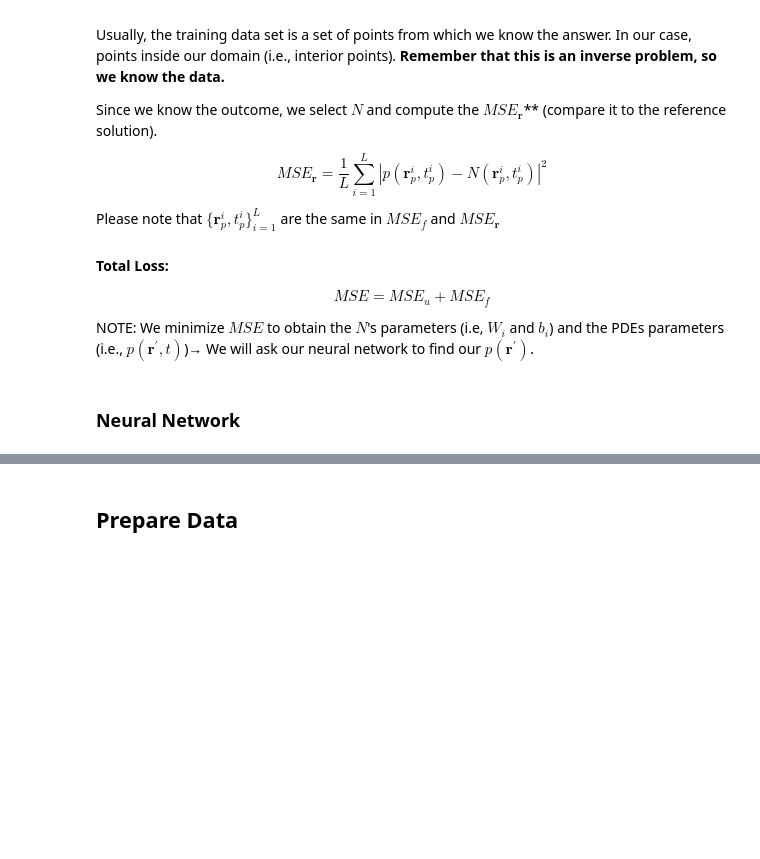
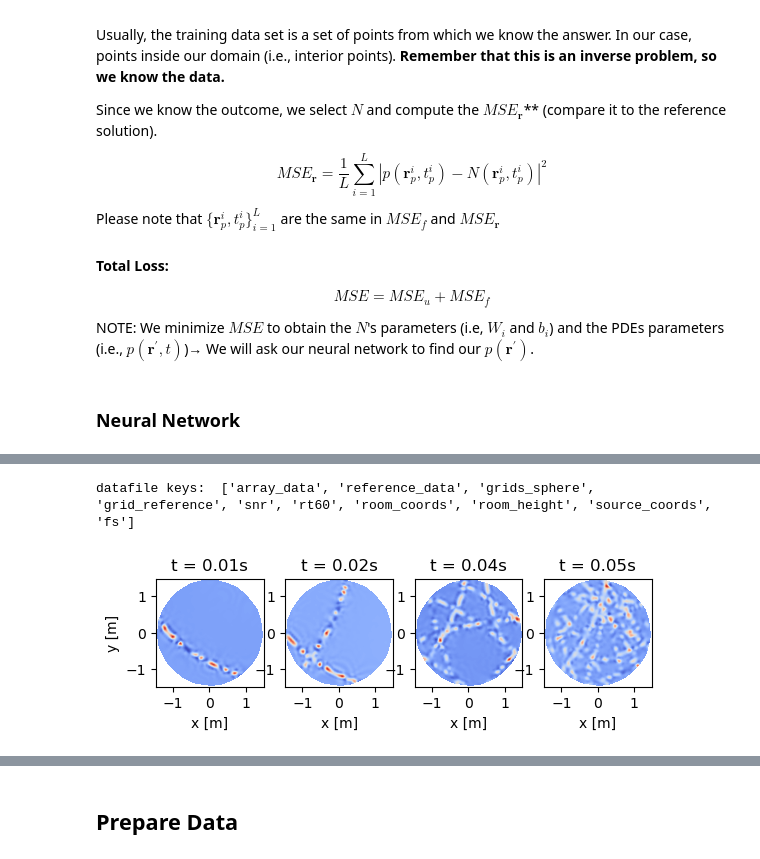
Before and after one commit to xefonon/DSC-Project, a Jupyter notebook: PINNs/6_BurgersEquation(Inverse).ipynb, the cells around one changed output, grey strips where cells are left out. Cells and saved outputs as stored; diff of their text form; code cells hidden in the pictures; blank space fills up the shorter version.

Commit message:
created data loader + data visualisation

```diff
--- a/PINNs/6_BurgersEquation(Inverse).ipynb
+++ b/PINNs/6_BurgersEquation(Inverse).ipynb
@@ -456,0 +477,24 @@ print(X.shape,T.shape)
+# %%
+data = np.load('../ISM_sphere.npz')
+keys = [key for key in data.keys()]
+print("datafile keys: ",keys)
+# %% [output]
+datafile keys:  ['array_data', 'reference_data', 'grids_sphere', 'grid_reference', 'snr', 'rt60', 'room_coords', 'room_height', 'source_coords', 'fs']
+# %%
+rirdata = data['reference_data']
+fs = data['fs']
+grid = data['grid_reference']
+t_test1 = int(fs*0.015)
+t_test2 = int(fs*0.02)
+t_test3 = int(fs*0.035)
+t_test4 = int(fs*0.05)
+fig, (ax1, ax2, ax3, ax4) = plt.subplots(1, 4)
+ax1, _ = plot_sf(rirdata[:, t_test1], grid[0], grid[1], ax = ax1, name = 't = {:.2f}s'.format(t_test1/fs))
+ax2, _ = plot_sf(rirdata[:, t_test2], grid[0], grid[1], ax = ax2,  name = 't = {:.2f}s'.format(t_test2/fs))
+ax3, _ = plot_sf(rirdata[:, t_test3], grid[0], grid[1], ax = ax3,  name = 't = {:.2f}s'.format(t_test3/fs))
+ax4, _ = plot_sf(rirdata[:, t_test4], grid[0], grid[1], ax = ax4,  name = 't = {:.2f}s'.format(t_test4/fs))
+for ax in (ax2, ax3, ax4):
+    ax.set_ylabel('')
+fig.show()
+# %% [output]
+[figure, added]
```
Also changed, not shown: parts of 29 cells of this notebook, 3 other files.
